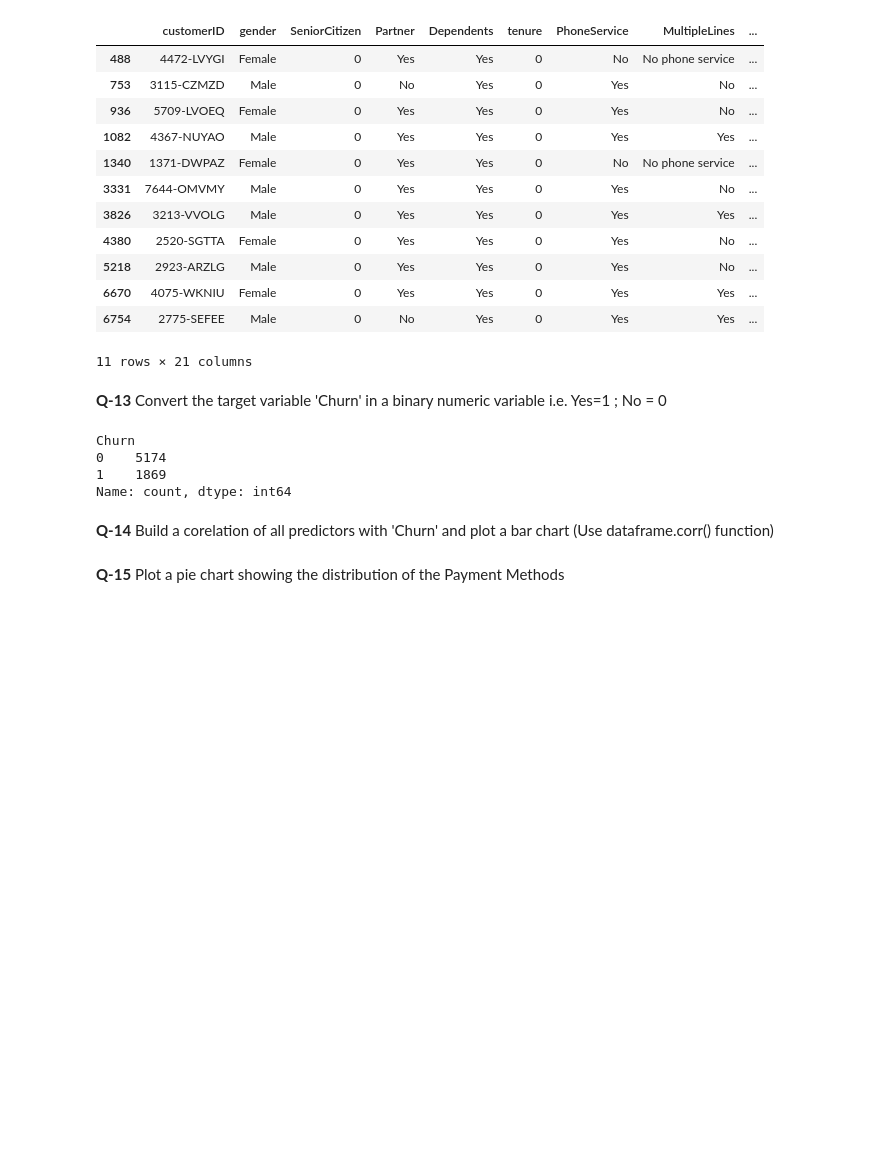
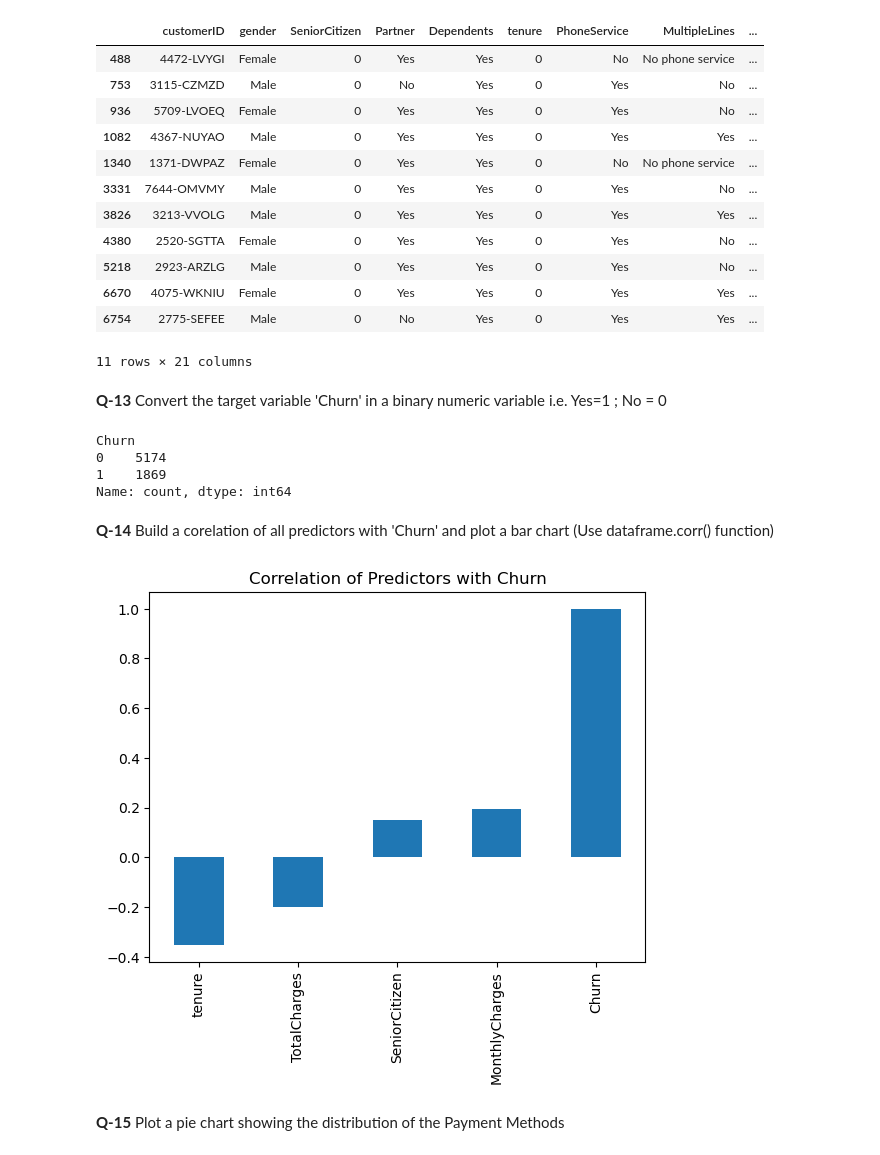
Before and after one commit to Csandal17/AgenAI-Python-Assignment, a Jupyter notebook: Questions/5_Exercise_Matplotlib_Seaborn.ipynb, the cells around one changed output. Saved outputs shown, nothing was run; the diff lists cells and outputs as text; code cells hidden in the pictures; blank space fills up the shorter version.

```diff
--- a/Questions/5_Exercise_Matplotlib_Seaborn.ipynb
+++ b/Questions/5_Exercise_Matplotlib_Seaborn.ipynb
@@ -143,2 +141,9 @@ Name: count, dtype: int64
+# %%
+correlation = df.corr(numeric_only=True)['Churn'].sort_values()
+correlation.plot(kind='bar')
+plt.title('Correlation of Predictors with Churn')
+plt.show()
+# %% [output]
+[figure, added]
 # %% [markdown]
 **Q-15** Plot a pie chart showing the distribution of the Payment Methods
```
Also changed, not shown: parts of 7 cells of this notebook.
